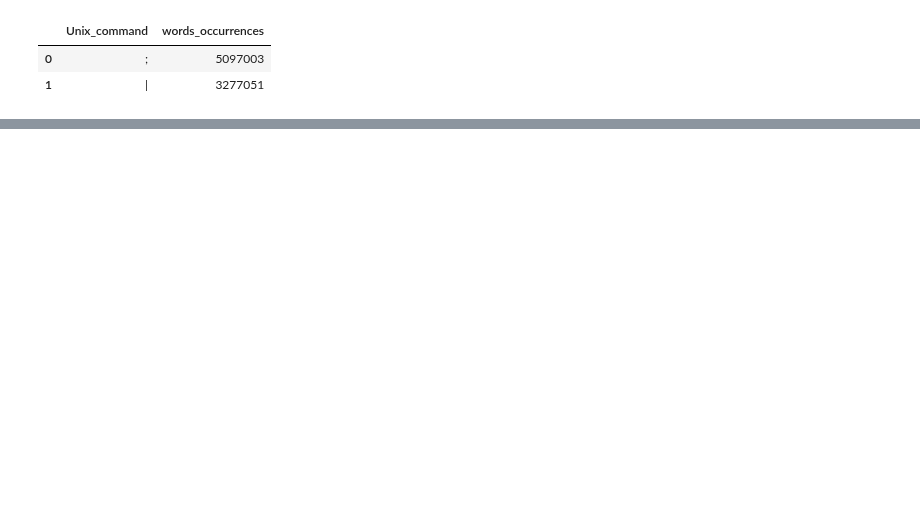
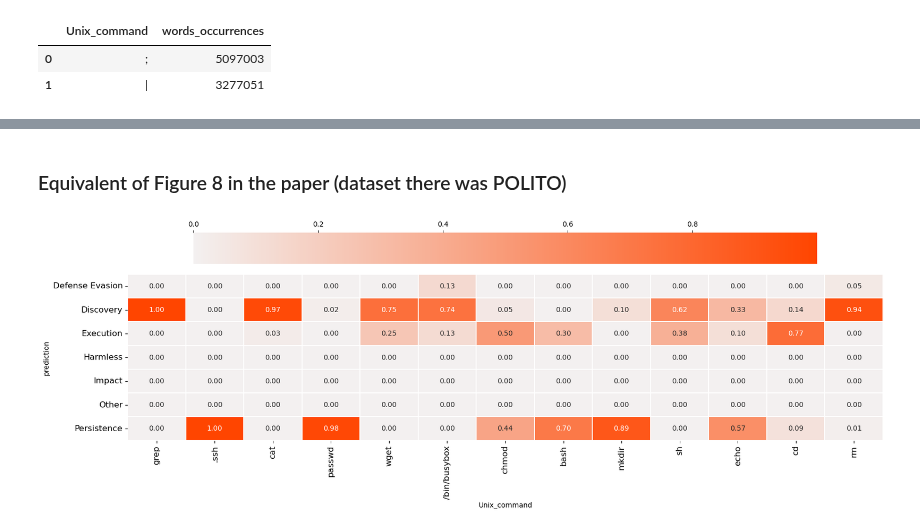
Before and after one commit to SmartData-Polito/logprecis, a Jupyter notebook: 3.Characterization/1.Frequent_words_vs_tactics.ipynb, the cells around one changed output, grey strips where cells are left out. Cells and saved outputs as stored; diff of their text form; code cells hidden in the pictures; blank space fills up the shorter version.

```diff
--- a/3.Characterization/1.Frequent_words_vs_tactics.ipynb
+++ b/3.Characterization/1.Frequent_words_vs_tactics.ipynb
@@ -280,6 +119,0 @@ unique_corpus.head(2)
-# %%
-unique_corpus["splitted_session"] = unique_corpus["full_session"].apply(lambda session: session.split(" "))
-unique_corpus["splitted_prediction"] = unique_corpus["Models_predictions"].apply(lambda predictions: predictions.split(" -- "))
-exploded_df = unique_corpus[["splitted_session", "splitted_prediction", "date"]].explode(["splitted_session", "splitted_prediction"])
-print(f"Exploded dataset contains {exploded_df.shape[0]} rows and {exploded_df.shape[1]} columns")
-exploded_df.head(2)
@@ -642,0 +122,8 @@ with pd.option_context('display.max_colwidth', None):
+# %%
+figure_commands = ["grep", ".ssh", "cat", "passwd", "wget", "/bin/busybox",
+                    "chmod", "bash", "mkdir", "sh", "echo", "cd", "rm"]
+filtered_commands = exploded_df[exploded_df.sequence_words.isin(figure_commands)]
+filtered_commands = filtered_commands[["sequence_words", "sequence_predictions"]]\
+                                .rename({"sequence_words":"Unix_command", "sequence_predictions":"prediction"}, axis=1)
+filtered_commands["word_counter"] = 1 #useful for following pivot table
+filtered_commands.head(2)
@@ -642,0 +136,5 @@ with pd.option_context('display.max_colwidth', None):
+# %%
+#filtered_commands.groupby("Unix_command").
+table = pd.pivot_table(filtered_commands, values="word_counter", columns=['Unix_command'], index=['prediction'], aggfunc="sum")
+table = table[figure_commands]/table[figure_commands].sum(axis=0) #Reorder columns as in paper and normalize column-wise
+table
@@ -642,0 +151,20 @@ with pd.option_context('display.max_colwidth', None):
+# %% [markdown]
+### Equivalent of Figure 8 in the paper (dataset there was POLITO)
+# %%
+import matplotlib.pyplot as plt
+import seaborn as sns
+fig, axs = plt.subplots(1, figsize =(17, 6))
+fontsize = 10
+table = table.fillna(0)
+palette = sns.color_palette("light:orangered", as_cmap=True)
+
+im = sns.heatmap(table, linewidth = 0.1, cmap=palette, ax = axs,
+                annot = True, annot_kws={"fontsize":fontsize}, fmt='.2f',
+                cbar_kws={"orientation": "horizontal", "location":"top"})
+axs.set_xticklabels(table.columns, fontsize = fontsize + 2, rotation = 90)
+axs.set_yticklabels(table.index, fontsize = fontsize + 2, rotation = 0)
+cbar = axs.collections[0].colorbar
+cbar.ax.tick_params(labelsize=fontsize)
+plt.tight_layout()
+# %% [output]
+[figure, added]
```
Also changed, not shown: parts of 104 cells of this notebook, 9 other files.
